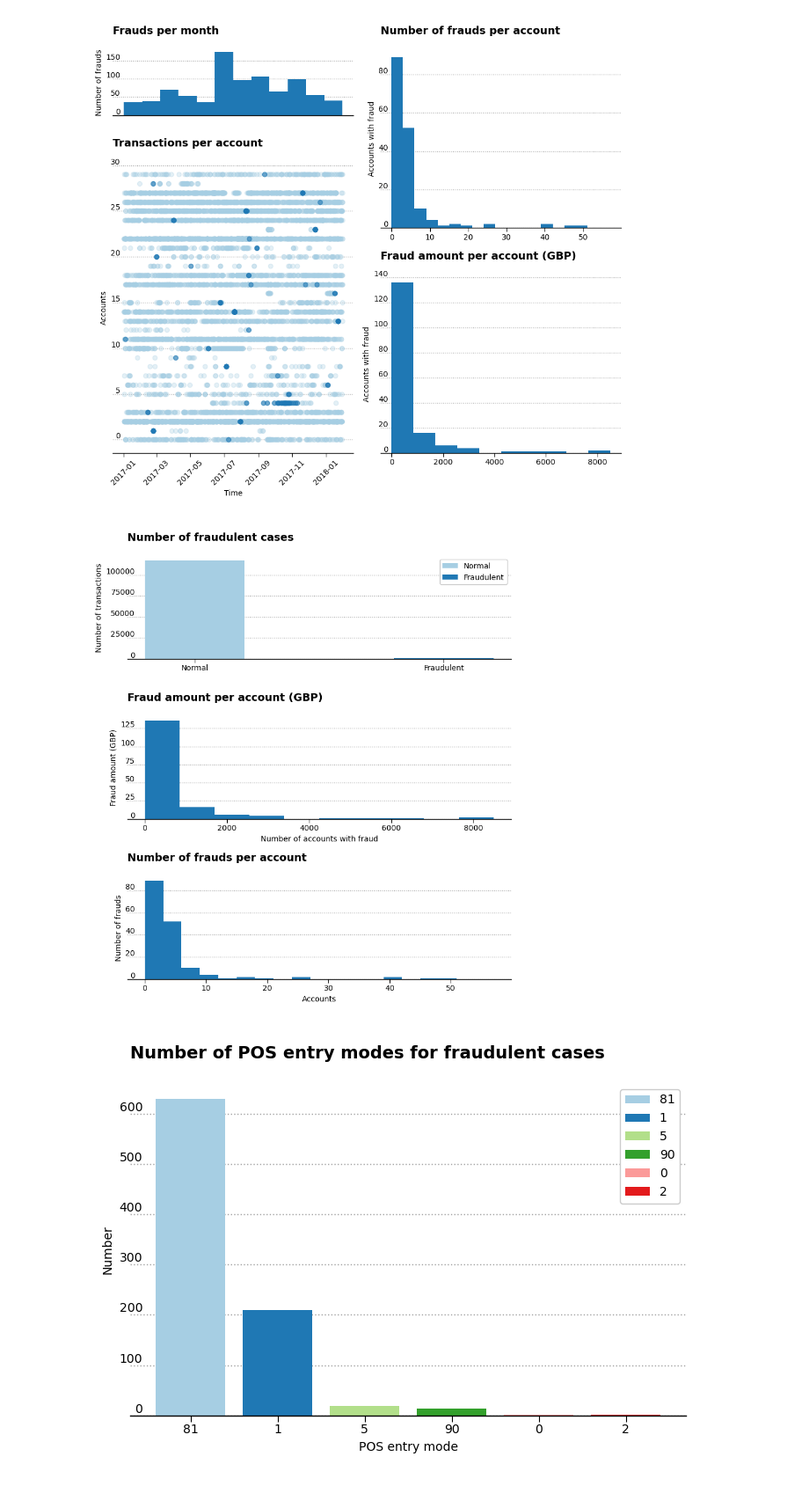
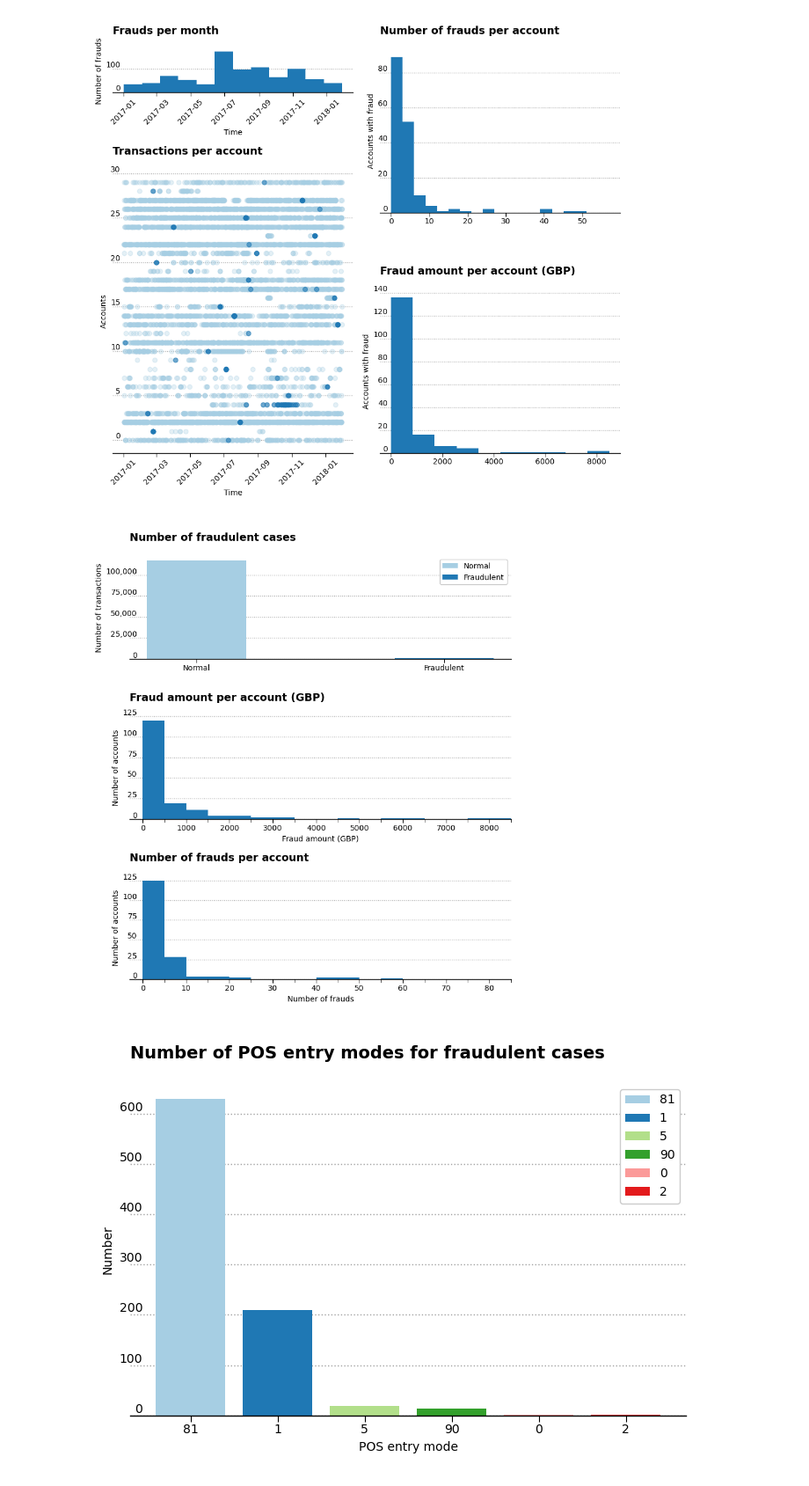
Before and after one commit to capac/credit-card-fraud-detection, a Jupyter notebook: eda.ipynb, the cells around one changed output. Shown at 88% size. Saved outputs shown, nothing was run; the diff lists cells and outputs as text; code cells hidden in the pictures.

Commit message:
Modified x-axis minor ticks, range and axes labels

```diff
--- a/eda.ipynb
+++ b/eda.ipynb
@@ -19,8 +19,14 @@ data_df.sort_values(by='transactionTime', inplace=True)
 # matplotlib style file
 mplstyle_file = work_dir / 'barplot-style.mplstyle'
 plt.style.use(mplstyle_file)
-# %%
-data_df[['eventId', 'accountNumber', 'merchantId', 'mcc', 'merchantCountry', 'merchantZip', 'posEntryMode']] = data_df[['eventId', 'accountNumber', 'merchantId', 'mcc', 'merchantCountry', 'merchantZip', 'posEntryMode']].astype('string')
+# %%
+# turned some category types represented by integrals such as 'mcc'
+# 'merchantCountry' and 'posEntryMode' to strings
+category_list = [
+    'eventId', 'accountNumber', 'merchantId', 'mcc',
+    'merchantCountry', 'merchantZip', 'posEntryMode'
+    ]
+data_df[category_list] = data_df[category_list].astype('string')
 # %%
 labels_df = pd.read_csv(data_path / 'labels_obf.csv', parse_dates=['reportedTime'])
 labels_df.sort_values(by='reportedTime', inplace=True)
@@ -42,7 +48,8 @@ plt.hist(
     data_df['transactionTime'].loc[data_df['fraudCase'] == 1],
     bins=12, color=cmap[1]
     )
-plt.xticks([])
+plt.xlabel('Time')
+plt.xticks(rotation=45)
 plt.ylabel('Number of frauds')
 plt.title('Frauds per month')
 
@@ -64,34 +71,34 @@ for i in range(30):
     plt.scatter(
         xx[fraud == 1], np.ones(len(xx[fraud == 1]))*i,
         color=cmap[1], alpha=0.6,
         )
 
 plt.xticks(rotation=45)
 plt.xlabel('Time')
 plt.ylabel('Accounts')
 plt.title('Transactions per account')
 
 
 # number of frauds per account
 plt.axes(axes['3.'])
 
 fraud_df = data_df.loc[data_df.fraudCase == 1]
 num_frauds_per_account = fraud_df.groupby('accountNumber')['transactionAmount'].count()
 plt.hist(num_frauds_per_account, bins=np.arange(0, 60, 3), color=cmap[1])
 plt.title('Number of frauds per account')
 plt.ylabel('Accounts with fraud')
 
 
 # fraud amount per account
 plt.axes(axes['4.'])
 fraud_amount_per_account = fraud_df.groupby('accountNumber')['transactionAmount'].sum()
 plt.hist(fraud_amount_per_account, color=cmap[1])
 plt.title('Fraud amount per account (GBP)')
 plt.ylabel('Accounts with fraud')
 
 plt.tight_layout()
 # %% [output]
-[figure, old version]
+[figure, new version]
 # %%
 fig, (ax1, ax2, ax3) = plt.subplots(3, 1, figsize=(8, 9))
 
@@ -103,21 +110,30 @@ ax1.bar(
 ax1.set_xticks([0, 1], ['Normal', 'Fraudulent'])
 ax1.set_ylabel('Number of transactions')
 ax1.set_title('Number of fraudulent cases')
+ax1.yaxis.set_major_formatter(ticker.StrMethodFormatter("{x:,.0f}"))
 ax1.legend(loc='upper right')
 
-ax2.hist(fraud_amount_per_account, color=plt.cm.Paired.colors[1])
+ax2.hist(fraud_amount_per_account, bins=np.arange(0, 10000, 500))
 ax2.set_title('Fraud amount per account (GBP)')
-ax2.set_xlabel('Number of accounts with fraud')
-ax2.set_ylabel('Fraud amount (GBP)')
+ax2.set_xlabel('Fraud amount (GBP)')
+ax2.set_xlim([-300, 8500])
+ax2.set_ylabel('Number of accounts')
+ax2.xaxis.set_minor_locator(ticker.AutoMinorLocator(2))
+ax2.tick_params(which='minor', length=4, color='k')
 
-ax3.hist(num_frauds_per_account, bins=np.arange(0, 60, 3))
+
+ax3.hist(num_frauds_per_account, bins=np.arange(0, 100, 5))
 ax3.set_title('Number of frauds per account')
-ax3.set_xlabel('Accounts')
-ax3.set_ylabel('Number of frauds')
+ax3.set_xlabel('Number of frauds')
+ax3.set_xlim([-3, 85])
+ax3.set_ylabel('Number of accounts')
+ax3.xaxis.set_minor_locator(ticker.AutoMinorLocator(2))
+ax3.tick_params(which='minor', length=4, color='k')
+
 
 plt.tight_layout()
 # %% [output]
-[figure, old version]
+[figure, new version]
 # %%
 fig, ax = plt.subplots(figsize=(7, 5))
 pos_fraud_df = fraud_df.posEntryMode.value_counts(ascending=False)
```
Also changed, not shown: parts of 1 cell of this notebook.
